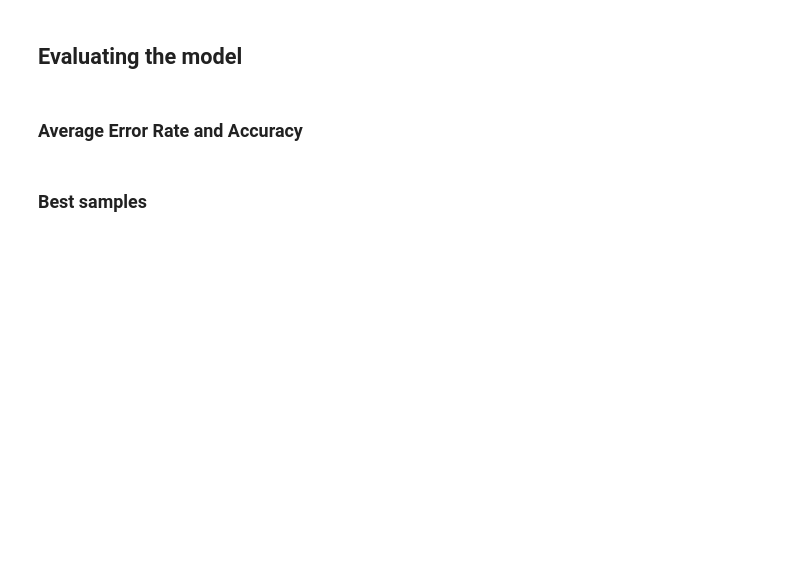
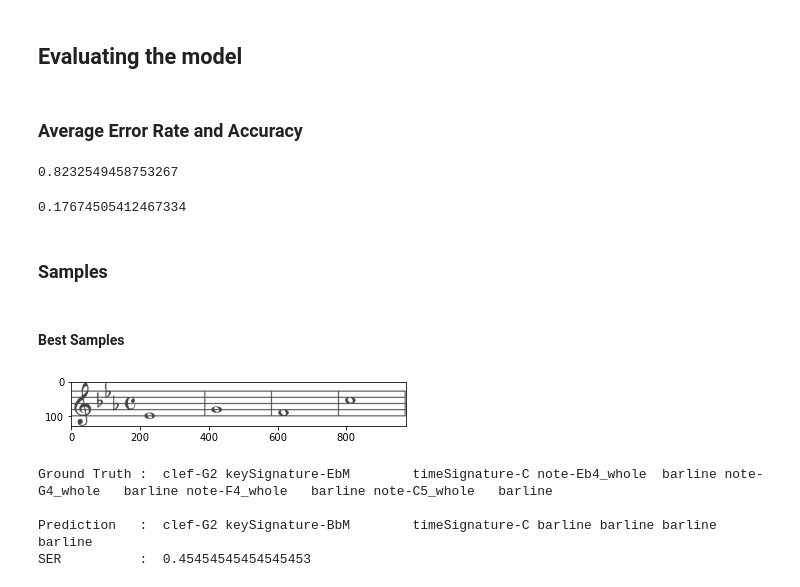
Before and after one commit to nishantpillai5/dl_omr, a Jupyter notebook: notebooks/final.ipynb, the cells around one changed output. Drawn from its saved outputs; the diff is of its cells as text; code cells hidden in the pictures; blank space fills up the shorter version.

```diff
--- a/notebooks/final.ipynb
+++ b/notebooks/final.ipynb
@@ -443,5 +412,7 @@ model.load_weights("../models/model500.ckpt")
 ## Predicting on test data
 # %%
 ground_truth = data["test"]["text"]
-print(data_obj.ground_truth_decoder(ground_truth)[0])
+preds = model.predict(test_dataset)
+prediction = data_obj.prediction_decoder(preds)
+prediction
 # %% [output]
@@ -471,9 +436,58 @@ pred_strings
 # %% [markdown]
 ## Evaluating the model
-# %%
-def plot_sample():
-    pass
+# %%
+# Helper function
+def plot_sample(data, prediction, index):
+    image = data["images"][index]
+    ground_truth = data["text"]
+    ground_truth = data_obj.ground_truth_decoder(ground_truth)[index]
+    prediction_one = prediction[index]
+    plot = cv2.imread(image)
+    plt.imshow(plot)
+    plt.show()
+    print("\nGround Truth : ", ground_truth)
+    print("\nPrediction   : ", prediction_one)
+
+# Symbol error rate
+def ser(y_true, y_pred, index = None):
+    y_true = jiwer.RemoveWhiteSpace(replace_by_space=True)(data_obj.ground_truth_decoder(y_true))
+    y_pred = jiwer.RemoveWhiteSpace(replace_by_space=True)(y_pred)
+    if index is not None:
+        error = jiwer.wer(y_true[index], y_pred[index])
+    else:
+        error = error = jiwer.wer(y_true, y_pred)
+    return error
 # %% [markdown]
 ### Average Error Rate and Accuracy
+# %%
+# Average Error Rate
+avg_ser = ser(ground_truth,prediction)
+avg_ser
+# %% [output]
+0.8232549458753267
+# %%
+# Average Accuracy
+avg_sacc = 1-avg_ser
+avg_sacc
+# %% [output]
+0.17674505412467334
+# %% [markdown]
+### Samples
+# %%
+sers = []
+for i in range(len(ground_truth)):
+    sers.append(ser(ground_truth,prediction,i))
+
+sers = np.array(sers)
+sorted_sers = np.argsort(sers)
 # %% [markdown]
-### Best samples
+#### Best Samples
+# %%
+plot_sample(data["test"], prediction, sorted_sers[0])
+print("SER          : ", sers[sorted_sers[0]])
+# %% [output]
+[figure, added]
+Ground Truth :  clef-G2 keySignature-EbM        timeSignature-C note-Eb4_whole  barline note-G4_whole   barline note-F4_whole   barline note-C5_whole   barline
+
+Prediction   :  clef-G2 keySignature-BbM        timeSignature-C barline barline barline barline
+SER          :  0.45454545454545453
```
Also changed, not shown: parts of 26 cells of this notebook, 2 other files.
